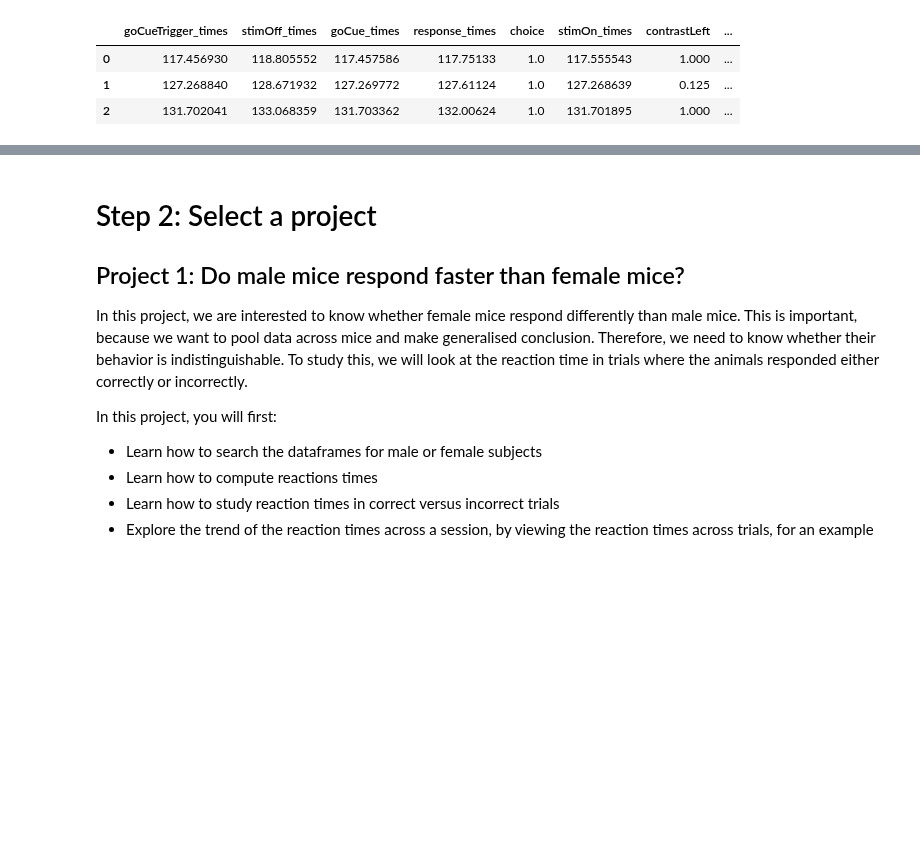
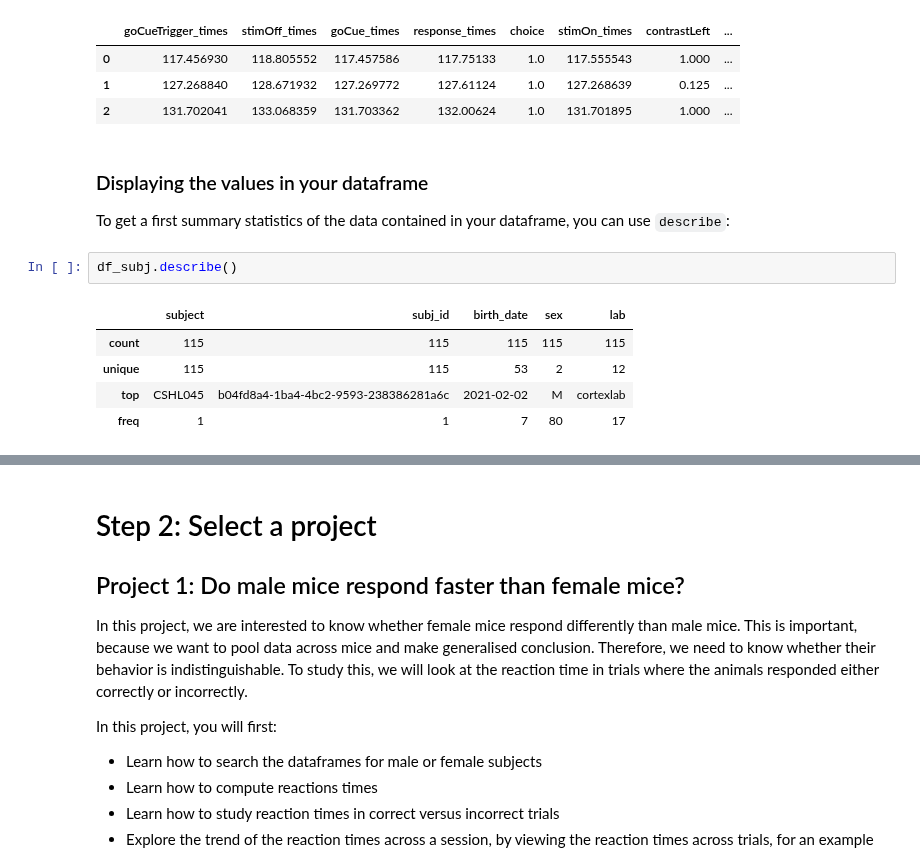
Before and after one commit to int-brain-lab/iblcourse, a Jupyter notebook: sources/behavior_course/course.ipynb, the cells around one changed output, grey strips where cells are left out. Drawn from its saved outputs; the diff is of its cells as text; blank space fills up the shorter version.

```diff
--- a/sources/behavior_course/course.ipynb
+++ b/sources/behavior_course/course.ipynb
@@ -143,3 +143,15 @@ display(df_trial.head(3))
 | 0 | 117.456930 | 118.805552 | 117.457586 | 117.75133 | 1.0 | 117.555543 | 1.000 | ... |
 | 1 | 127.268840 | 128.671932 | 127.269772 | 127.61124 | 1.0 | 127.268639 | 0.125 | ... |
 | 2 | 131.702041 | 133.068359 | 131.703362 | 132.00624 | 1.0 | 131.701895 | 1.000 | ... |
+# %% [markdown]
+### Displaying the values in your dataframe
+
+To get a first summary statistics of the data contained in your dataframe, you can use `describe`:
+# %%
+df_subj.describe()
+# %% [output]
+|  | subject | subj_id | birth_date | sex | lab |
+| count | 115 | 115 | 115 | 115 | 115 |
+| unique | 115 | 115 | 53 | 2 | 12 |
+| top | CSHL045 | b04fd8a4-1ba4-4bc2-9593-238386281a6c | 2021-02-02 | M | cortexlab |
+| freq | 1 | 1 | 7 | 80 | 17 |
```
Also changed, not shown: parts of 8 cells of this notebook.
